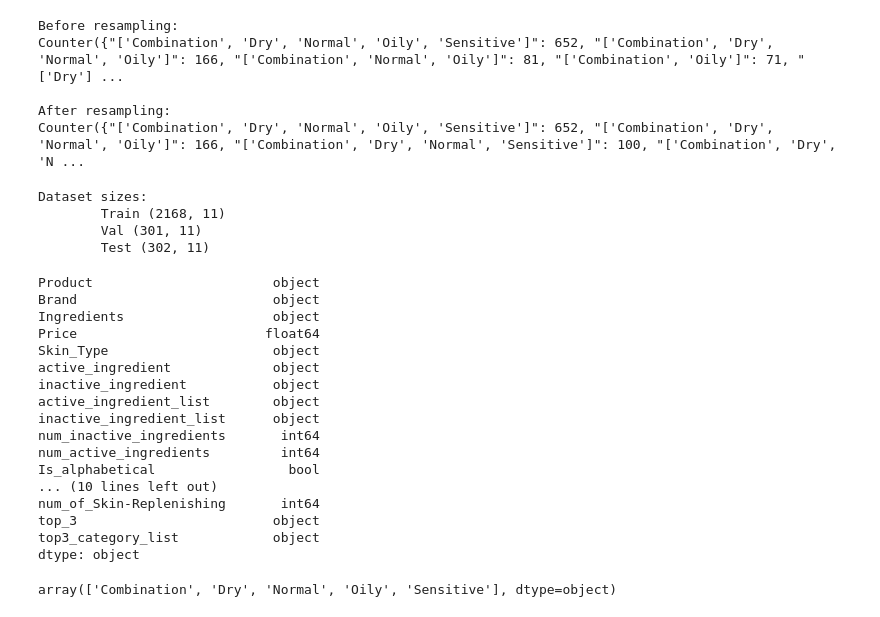
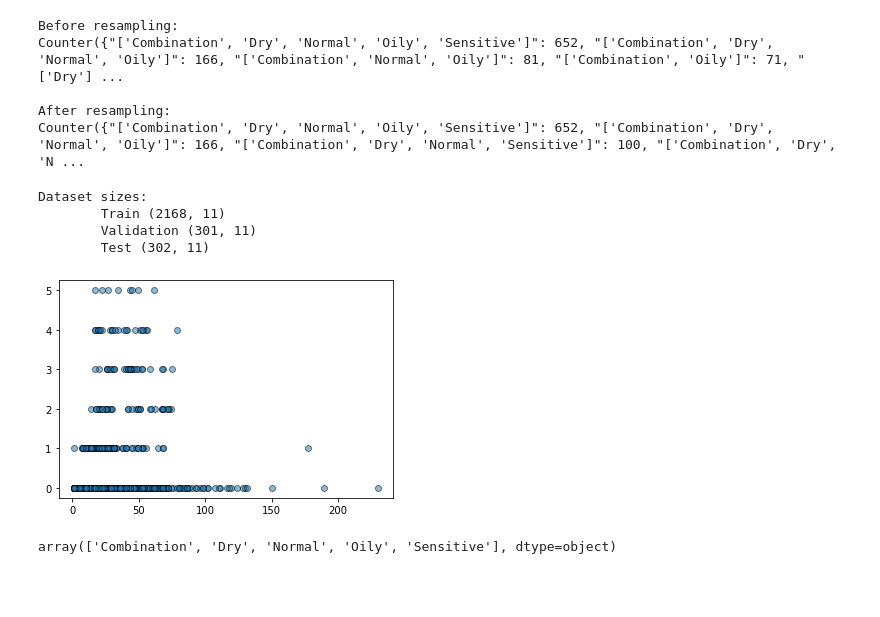
Before and after one commit to ZaneFadul/skincare_classification, a Jupyter notebook: 3.Model_building/random.ipynb, the cells around one changed output. Saved outputs shown, nothing was run; the diff lists cells and outputs as text; code cells hidden in the pictures; blank space fills up the shorter version.

```diff
--- a/3.Model_building/random.ipynb
+++ b/3.Model_building/random.ipynb
@@ -21,10 +37,15 @@ data = pd.read_csv('/Users/susanchen/Documents/GitHub/skincare_classification/Da
 # %%
-data = data[data.Skin_Type != "{'Oily', 'Sensitive'}"]
-data = data[data.Skin_Type != "{'Dry', 'Normal', 'Oily'}"]
-data = data[data.Skin_Type != "{'Dry', 'Oily'}"]
-data = data[data.Skin_Type != "{'Dry', 'Normal', 'Oily', 'Sensitive'}"]
-data = data[data.Skin_Type != "{'Combination', 'Dry', 'Oily', 'Sensitive'}"]
-data = data[data.Skin_Type != "{'Normal', 'Oily'}"]
+# remove classes with less than 4 observations
+data = data[data.Skin_Type != "['Oily', 'Sensitive']"]
+data = data[data.Skin_Type != "['Dry', 'Normal', 'Oily']"]
+data = data[data.Skin_Type != "['Dry', 'Oily']"]
+data = data[data.Skin_Type != "['Dry', 'Normal', 'Oily', 'Sensitive']"]
+data = data[data.Skin_Type != "['Combination', 'Dry', 'Oily', 'Sensitive']"]
+data = data[data.Skin_Type != "['Normal', 'Oily']"]
 
-X = data[data.columns[12:23]].values
+X = data[data.columns[17:28]].values
 y = data.Skin_Type
+
+#summarize class distribution
+counter = Counter(y)
+print(counter)
@@ -31,8 +53,0 @@ y = data.Skin_Type
-# %%
-X = data[data.columns[12:23]].values
-y = data.Skin_Type
-#['Oily', 'Sensitive']": 2, "['Dry', 'Normal', 'Oily']": 2, "['Dry', 'Oily']": 1, "['Dry', 'Normal', 'Oily', 'Sensitive']": 1
-#"['Combination', 'Dry', 'Oily', 'Sensitive']": 4, "['Normal', 'Oily']": 4
-#summarize class distribution
-counter = Counter(y)
-print(counter)
@@ -41,14 +62,8 @@ Counter({"{'Oily', 'Combination', 'Sensitive', 'Normal', 'Dry'}": 918, "{'Oily',
 # %%
 from sklearn.model_selection import train_test_split
-from sklearn.preprocessing import MultiLabelBinarizer
 
-X = data[data.columns[12:23]].values
-data["Skin_Type"]= data["SkinType"].astype(str)
-y = data["Skin_Type"].to_numpy()
-
-
-X_train, X_holdout, y_train, y_holdout = train_test_split(X, y, shuffle=True, test_size=0.3, random_state = 1024)
-X_val, X_test, y_val, y_test = train_test_split(X_holdout, y_holdout, shuffle=False, test_size=0.5, random_state = 1024)
+X_train, X_holdout, y_train, y_holdout = train_test_split(X, y, shuffle=True, test_size=0.3, random_state = 1024, stratify=y)
+X_val, X_test, y_val, y_test = train_test_split(X_holdout, y_holdout, test_size=0.5, random_state = 1024)
 
 print("Dataset sizes:\n\tTrain %s\n\tVal %s\n\tTest %s" % (X_train.shape, X_val.shape,X_test.shape))
 # %% [output]
@@ -84,29 +101,9 @@ Counter({"['Combination', 'Dry', 'Normal', 'Oily', 'Sensitive']": 652, "['Combin
 After resampling:
 Counter({"['Combination', 'Dry', 'Normal', 'Oily', 'Sensitive']": 652, "['Combination', 'Dry', 'Normal', 'Oily']": 166, "['Combination', 'Dry', 'Normal', 'Sensitive']": 100, "['Combination', 'Dry', 'N ...
 # %%
-print("Dataset sizes:\n\tTrain %s\n\tVal %s\n\tTest %s" % (X_train.shape, X_val.shape,X_test.shape))
+print("Dataset sizes:\n\tTrain %s\n\tValidation %s\n\tTest %s" % (X_train.shape, X_val.shape,X_test.shape))
 # %% [output]
 Dataset sizes:
         Train (2168, 11)
-        Val (301, 11)
+        Validation (301, 11)
         Test (302, 11)
-# %%
-data.dtypes
-# %% [output]
-Product                       object
-Brand                         object
-Ingredients                   object
-Price                        float64
-Skin_Type                     object
-active_ingredient             object
-inactive_ingredient           object
-active_ingredient_list        object
-inactive_ingredient_list      object
-num_inactive_ingredients       int64
-num_active_ingredients         int64
-Is_alphabetical                 bool
-... (10 lines left out)
-num_of_Skin-Replenishing       int64
-top_3                         object
-top3_category_list            object
-dtype: object
@@ -122,0 +110,5 @@ y_train = mlb.fit_transform(y_train)
+# %%
+
+plot = plt.scatter(X_train[:, 0], X_train[:, 1], alpha=0.5, edgecolor='k')
+# %% [output]
+[figure, added]
```
Also changed, not shown: parts of 41 cells of this notebook.
